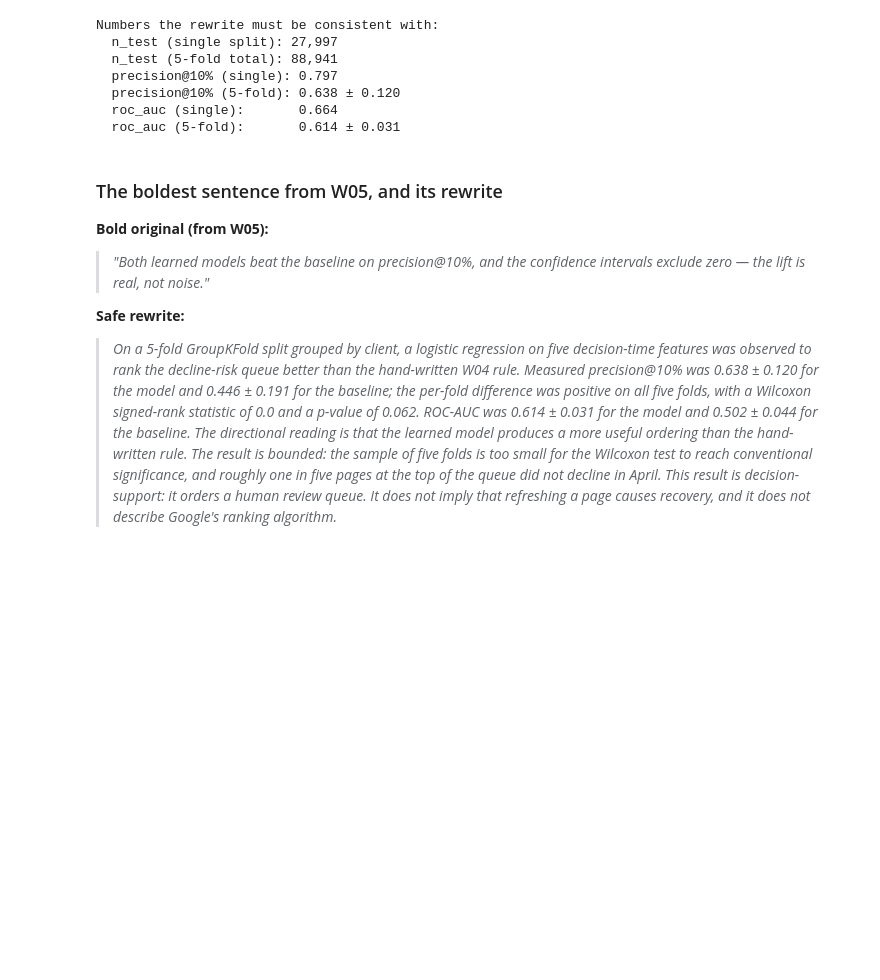
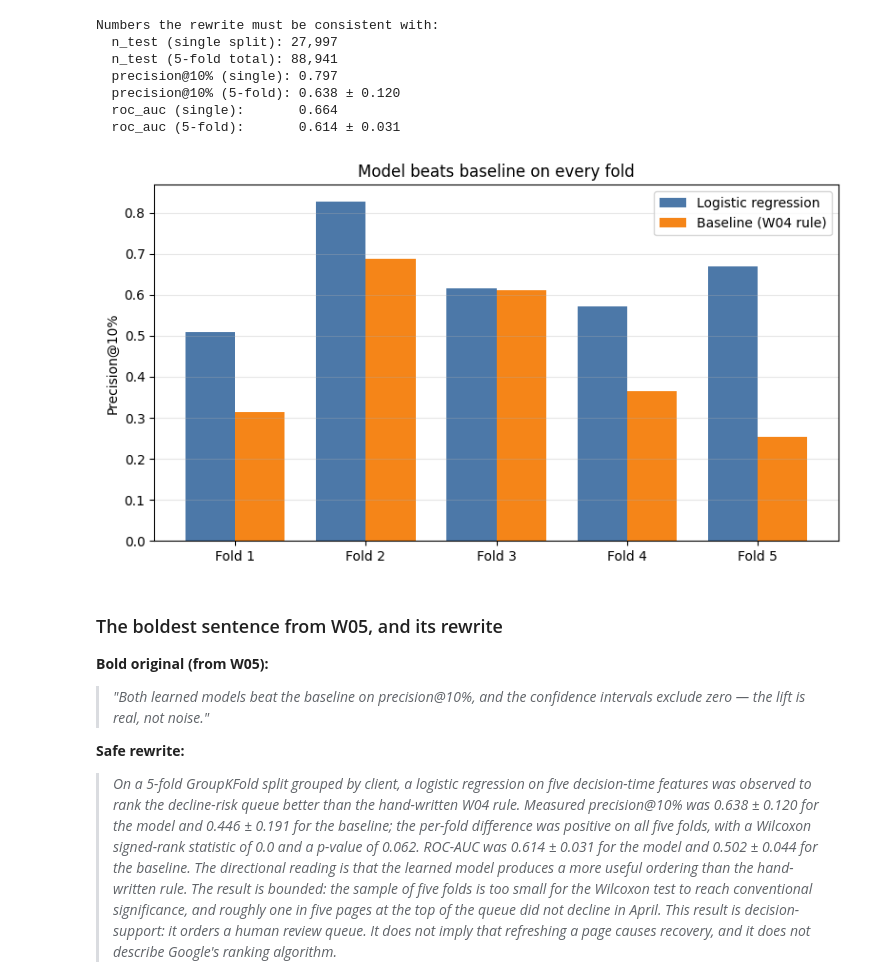
Before and after one commit to Asma-Nasr/Flyrank_ML_Internship, a Jupyter notebook: work/notebooks/w06_validation_audit.ipynb, the cells around one changed output. Saved outputs shown, nothing was run; the diff lists cells and outputs as text; code cells hidden in the pictures; blank space fills up the shorter version.

```diff
--- a/work/notebooks/w06_validation_audit.ipynb
+++ b/work/notebooks/w06_validation_audit.ipynb
@@ -366,6 +366,25 @@ Numbers the rewrite must be consistent with:
   precision@10% (5-fold): 0.638 ± 0.120
   roc_auc (single):       0.664
   roc_auc (5-fold):       0.614 ± 0.031
+# %%
+import matplotlib.pyplot as plt
+import numpy as np
+folds = folds_df["fold"].values
+model_p = folds_df["precision@10%"].values
+base_p = base_folds["precision@10%"].values
+x = np.arange(len(folds)); w = 0.38
+fig, ax = plt.subplots(figsize=(8, 4.5))
+ax.bar(x - w/2, model_p, w, label="Logistic regression", color="#4C78A8")
+ax.bar(x + w/2, base_p, w, label="Baseline (W04 rule)", color="#F58518")
+ax.set_xticks(x); ax.set_xticklabels([f"Fold {i}" for i in folds])
+ax.set_ylabel("Precision@10%")
+ax.set_title("Model beats baseline on every fold")
+ax.legend()
+ax.grid(alpha=0.3, axis="y")
+fig.tight_layout()
+fig.savefig("w06_per_fold_comparison.png", dpi=120, bbox_inches="tight")
+# %% [output]
+[figure, added]
 # %% [markdown]
 ### The boldest sentence from W05, and its rewrite
 
```
